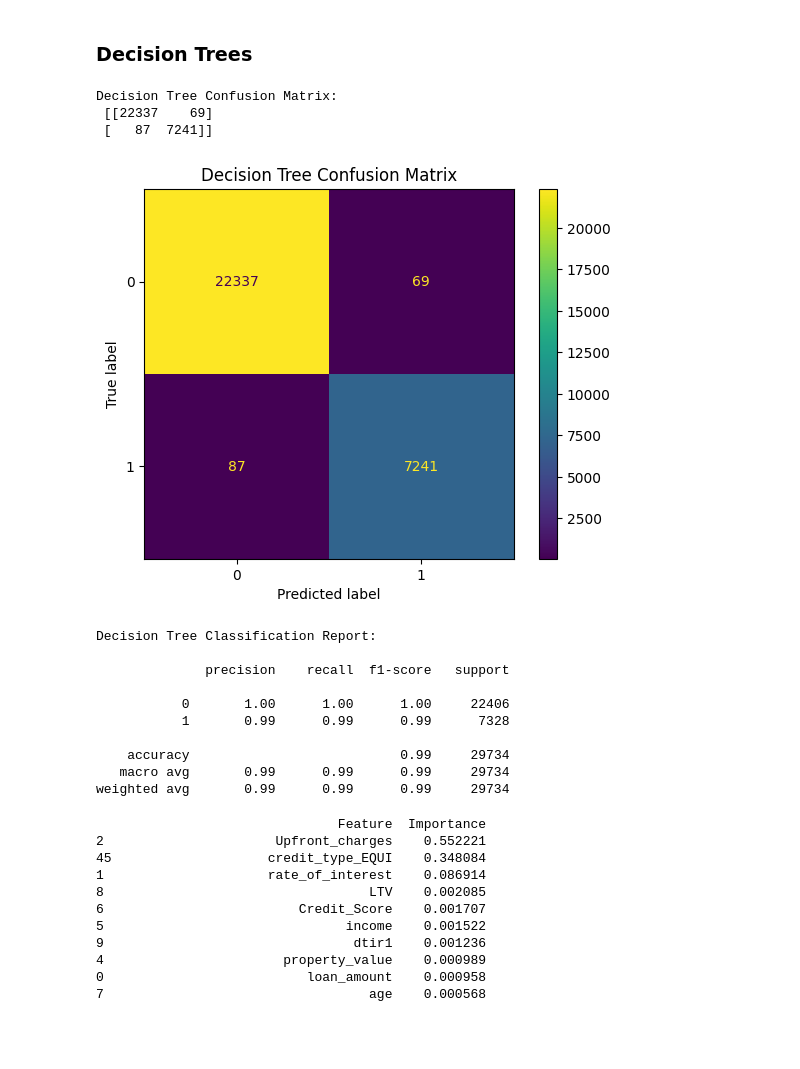
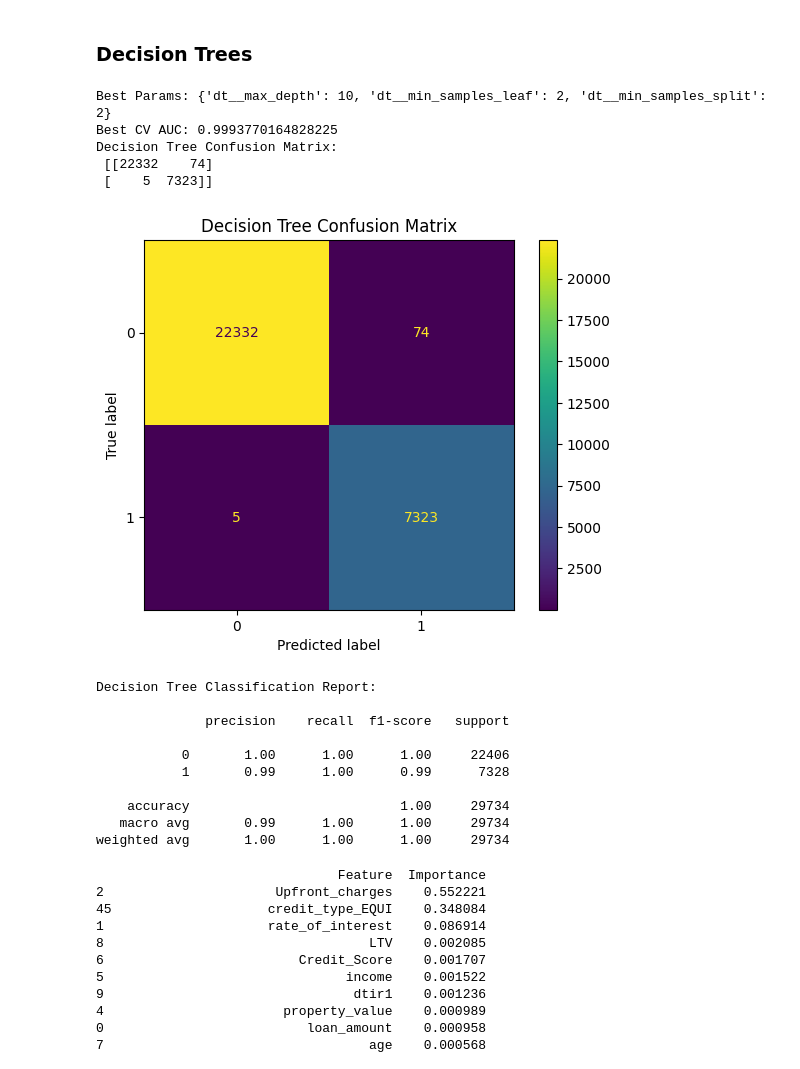
Before and after one commit to UmarHMoh/COMP3608-LOANS-PROJECT, a Jupyter notebook: Scripts/Dataset1/DS1-Cleaning_and_Modelling.ipynb, the cells around one changed output. Drawn from its saved outputs; the diff is of its cells as text; code cells hidden in the pictures; blank space fills up the shorter version.

```diff
--- a/Scripts/Dataset1/DS1-Cleaning_and_Modelling.ipynb
+++ b/Scripts/Dataset1/DS1-Cleaning_and_Modelling.ipynb
@@ -276,48 +297,61 @@ weighted avg       0.89      0.90      0.89     29734
 # %%
 tree = Pipeline([
     ('smote', SMOTE(random_state=42)),
     ('dt', DecisionTreeClassifier(random_state=42))
 ])
 
 skf = StratifiedKFold(
     n_splits=5,
     shuffle=True,
     random_state=42
 )
-cv_scores = cross_val_score(tree,X_train,y_train,cv=skf,scoring='roc_auc')
 
-print("AUC scores for each fold:", cv_scores)
-print("Mean AUC:", cv_scores.mean())
-print("Std Dev:", cv_scores.std())
+param_grid = {
+    'dt__max_depth': [None, 5, 10],
+    'dt__min_samples_split': [2, 5, 10],
+    'dt__min_samples_leaf': [1, 2, 4]
+}
 
-tree.fit(X_train, y_train)
+grid = GridSearchCV(
+    estimator=tree,
+    param_grid=param_grid,
+    scoring='roc_auc',
+    cv=skf,
+    n_jobs=-1
+)
+grid.fit(X_train, y_train)
+print("Best Params:", grid.best_params_)
+print("Best CV AUC:", grid.best_score_)
 
-y_pred_tree = tree.predict(X_test)
+best_tree = grid.best_estimator_
+y_pred_tree = best_tree.predict(X_test)
 
 cm_tree = confusion_matrix(y_test, y_pred_tree)
 print("Decision Tree Confusion Matrix:\n", cm_tree)
 
 ConfusionMatrixDisplay(confusion_matrix=cm_tree).plot()
 plt.title("Decision Tree Confusion Matrix")
 plt.show()
 
 print("\nDecision Tree Classification Report:\n")
 print(classification_report(y_test, y_pred_tree))
 # %% [output]
+Best Params: {'dt__max_depth': 10, 'dt__min_samples_leaf': 2, 'dt__min_samples_split': 2}
+Best CV AUC: 0.9993770164828225
 Decision Tree Confusion Matrix:
- [[22337    69]
- [   87  7241]]
+ [[22332    74]
+ [    5  7323]]
-[figure, old version]
+[figure, new version]
 Decision Tree Classification Report:
 
               precision    recall  f1-score   support
 
            0       1.00      1.00      1.00     22406
-           1       0.99      0.99      0.99      7328
+           1       0.99      1.00      0.99      7328
 
-    accuracy                           0.99     29734
-   macro avg       0.99      0.99      0.99     29734
-weighted avg       0.99      0.99      0.99     29734
+    accuracy                           1.00     29734
+   macro avg       0.99      1.00      1.00     29734
+weighted avg       1.00      1.00      1.00     29734
 # %%
 import pandas as pd
 
```
Also changed, not shown: parts of 3 cells of this notebook.
